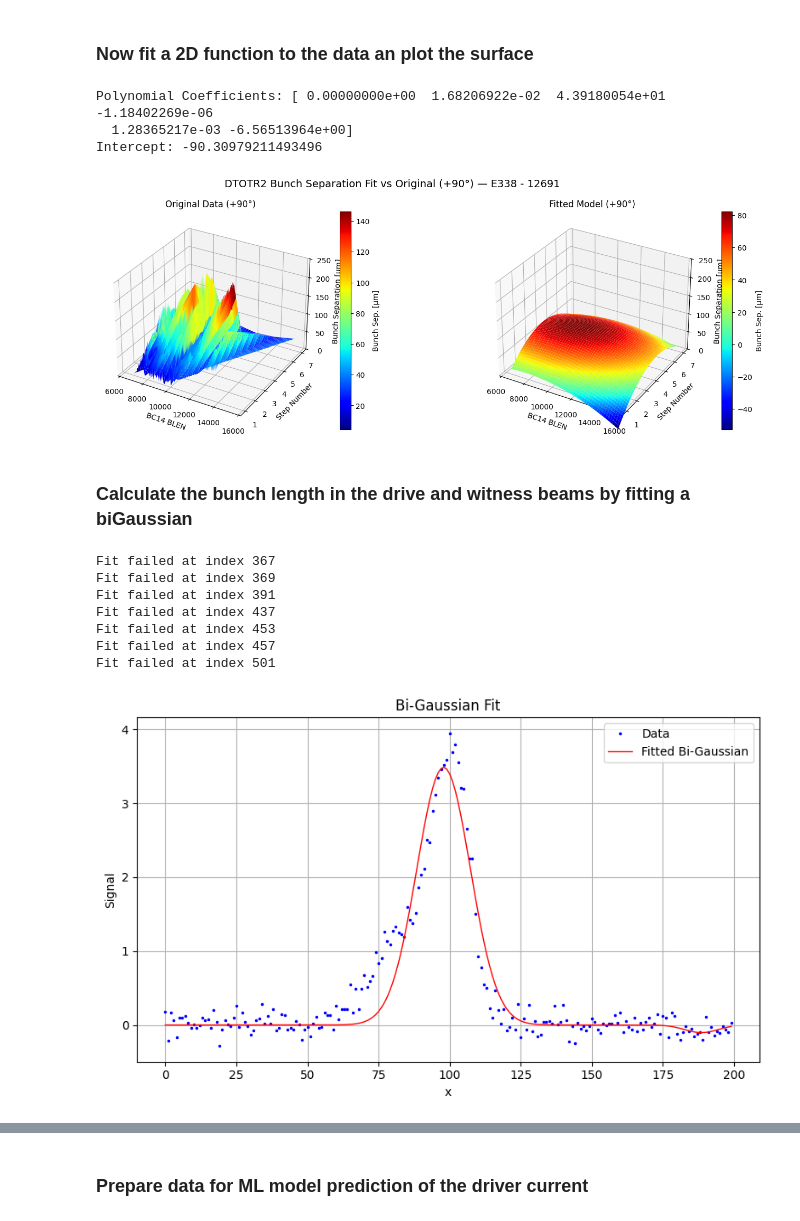
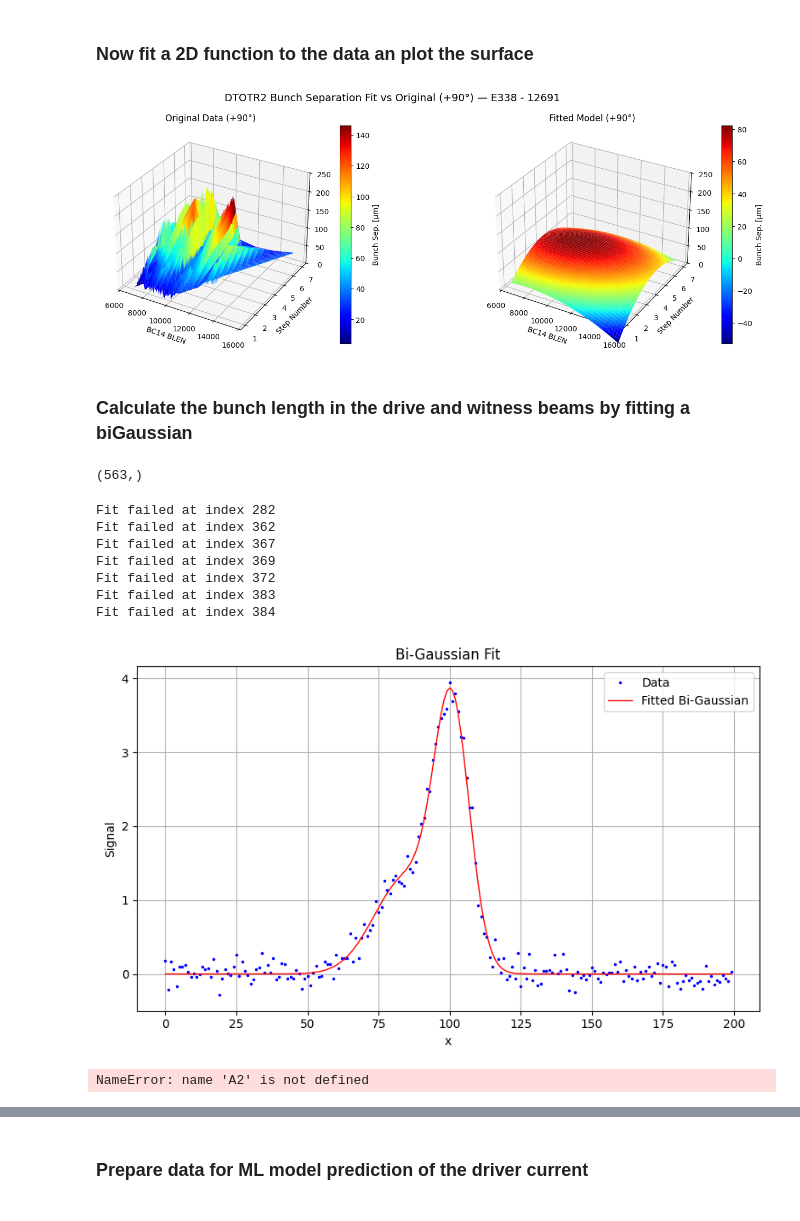
Before and after one commit to truewis/FACET-II-ML-diag, a Jupyter notebook: xtcav_analysis_E338_12691.ipynb, the cells around one changed output, grey strips where cells are left out. Cells and saved outputs as stored; diff of their text form; code cells hidden in the pictures.

```diff
--- a/xtcav_analysis_E338_12691.ipynb
+++ b/xtcav_analysis_E338_12691.ipynb
@@ -28,7 +28,7 @@ SYAG_cal = 64.4e9
 ### Load dataset
 # %%
 # Loads dataset
-dataloc = './' + experiment + '/' + experiment + '_' + runname + '/' + experiment + '_'  +runname + '.mat'
+dataloc = './data/' + experiment + '/' + experiment + '_' + runname + '/' + experiment + '_'  +runname + '.mat'
 mat = loadmat(dataloc,struct_as_record=False, squeeze_me=True)
 data_struct = mat['data_struct']
 # %%
@@ -50,13 +50,14 @@ for a in range(len(stepsAll)):
     if not match:
         raise ValueError(f"Path format invalid or not matched: {raw_path}")
 
-    DTOTR2datalocation = './E338/' + match.group(0)
+    DTOTR2datalocation = './data/E338/' + match.group(0)
 
     with h5py.File(DTOTR2datalocation, 'r') as f:
         data_raw = f['entry']['data']['data'][:].astype(np.float64)  # shape: (N, H, W)
     # Transpose to shape: (H, W, N)
     data_transposed = np.transpose(data_raw, (2, 1, 0))
 
+    xtcavImages = data_transposed - data_struct.backgrounds.DTOTR2[:,:,np.newaxis].astype(np.float64)
     if DTOTR2data is None:
         DTOTR2data = data_transposed
     else:
@@ -221,8 +220,8 @@ def cropProfmonImg(img, xrange, yrange, plot_flag=False):
     return cropped_img, error_flag
 # %%
 # Find the first shot where tcav is at -90, 0 and +90 deg
-near_minus_90_idx = np.where((xtcavPhase >= -90.55) & (xtcavPhase <= -89.55))[0][0]
-near_plus_90_idx = np.where((xtcavPhase >= 89.55) & (xtcavPhase <= 90.55))[0][0]
+near_minus_90_idx = np.where((xtcavPhase >= -90.55) & (xtcavPhase <= -89.55))[0][1]
+near_plus_90_idx = np.where((xtcavPhase >= 89.55) & (xtcavPhase <= 90.55))[0][1]
 zero_idx = np.where(xtcavPhase == 0)[0][1]
 
 sample_image_indices = [near_minus_90_idx, zero_idx, near_plus_90_idx]
@@ -785,21 +784,15 @@ XY = np.column_stack((X, Y))
 from sklearn.preprocessing import PolynomialFeatures
 from sklearn.linear_model import LinearRegression
 from scipy.interpolate import griddata
+from sklearn.pipeline import make_pipeline
 
-poly = PolynomialFeatures(degree=2)
-XY_poly = poly.fit_transform(XY)
+fit_deg = 2
 
-fit_model = LinearRegression()
-fit_model.fit(XY_poly, Z)
-
-Z_fit = fit_model.predict(XY_poly)
+model = make_pipeline(PolynomialFeatures(fit_deg), LinearRegression())
+model.fit(XY, Z)
 
 print("Polynomial Coefficients:", fit_model.coef_)
 print("Intercept:", fit_model.intercept_)
-# %% [output]
-Polynomial Coefficients: [ 0.00000000e+00  1.68206922e-02  4.39180054e+01 -1.18402269e-06
-  1.28365217e-03 -6.56513964e+00]
-Intercept: -90.30979211493496
 # %%
 # Create a grid for plotting
 N = 200
@@ -807,10 +800,9 @@ x = np.linspace(np.min(X), np.max(X), N)
 y = np.linspace(np.min(Y), np.max(Y), N)
 Xi, Yi = np.meshgrid(x, y)
 
-# Evaluate the fitted model on the grid
-XYi_poly = poly.transform(np.column_stack((Xi.ravel(), Yi.ravel())))
-Zi_fit = model.predict(XYi_poly).reshape(Xi.shape)
-
+# Evaluate the model on a grid
+grid_points = np.vstack((Xi.ravel(), Yi.ravel())).T
+Zi_fit = model.predict(grid_points).reshape(Xi.shape)
 # Interpolate original Z data onto the grid
 Zi_data = griddata((X, Y), Z, (Xi, Yi), method='linear')
 
@@ -823,7 +815,6 @@ surf1 = ax1.plot_surface(Xi, Yi, Zi_data, cmap='jet', edgecolor='none')
 ax1.set_title('Original Data (+90°)')
 ax1.set_xlabel('BC14 BLEN')
 ax1.set_ylabel('Step Number')
-ax1.set_zlabel('Bunch Separation [μm]')
 fig.colorbar(surf1, ax=ax1, label='Bunch Sep. [μm]')
 ax1.set_zlim(0, 250)
 
@@ -833,7 +824,6 @@ surf2 = ax2.plot_surface(Xi, Yi, Zi_fit, cmap='jet', edgecolor='none')
 ax2.set_title('Fitted Model (+90°)')
 ax2.set_xlabel('BC14 BLEN')
 ax2.set_ylabel('Step Number')
-ax2.set_zlabel('Bunch Separation [μm]')
 fig.colorbar(surf2, ax=ax2, label='Bunch Sep. [μm]')
 ax2.set_zlim(0, 250)
 
@@ -841,14 +831,17 @@ plt.suptitle(f'DTOTR2 Bunch Separation Fit vs Original (+90°) — {experiment}
 plt.tight_layout()
 plt.show()
 # %% [output]
-[figure, old version]
+[figure, new version]
 # %% [markdown]
 ### Calculate the bunch length in the drive and witness beams by fitting a biGaussian
 # %%
 from scipy.optimize import curve_fit
+# %%
+currentProfile_minus_90[:,ij]
+# %% [output]
+(563,)
 # %%
 # fit bi-Gaussian to -90 deg
-y = currentProfile_minus_90[0,:]
 
 # Define the bi-Gaussian function
 def bi_gaussian(x, A1, mu1, sigma1, A2, mu2, sigma2):
@@ -866,7 +859,7 @@ for ij in range(len(minus_90_idx)):
     x = np.arange(len(y))
 
     # Initial guess: [A1, mu1, sigma1, A2, mu2, sigma2]
-    initial_guess = [np.max(y), 150, 4, np.max(y)*0.1, 100 + ij * 0.15, 4]
+    initial_guess = [np.max(y), 100, 4, np.max(y)*0.1, 50 + ij * 0.05, 4]
 
     try:
         popt, pcov = curve_fit(bi_gaussian, x, y, p0=initial_guess, maxfev=5000)
@@ -892,38 +885,42 @@ for ij in range(len(minus_90_idx)):
     SSR = np.sum((y - y_fit)**2)
     R_squared.append(1 - SSR / SST)
 
 # Convert results to arrays
 mean1 = np.array(mean1)
 mean2 = np.array(mean2)
 sigma1 = np.array(sigma1)
 sigma2 = np.array(sigma2)
 R_squared = np.array(R_squared)
 
 # Plot the sigma of the drive and witness
 # Plot the data and the fit
 zvar = tvar * 3e8 * 1e6  # in microns
 sigmadrive_minus90 = sigma1 * abs(zvar[1] - zvar[0])
 sigmawit_minus90 = sigma2 * abs(zvar[1] - zvar[0])
 
 # Plot a single fit (last one by default)
 plt.figure(figsize=(8, 5))
 plt.plot(x, y, 'b.', label='Data', ms = 3)
 plt.plot(x, bi_gaussian(x, *popt), 'r-', label='Fitted Bi-Gaussian', linewidth = 1)
 plt.xlabel('x')
 plt.ylabel('Signal')
 plt.title('Bi-Gaussian Fit')
 plt.legend()
 plt.grid(True)
 plt.tight_layout()
 plt.show()
 # %% [output]
+Fit failed at index 282
+Fit failed at index 362
 Fit failed at index 367
 Fit failed at index 369
-Fit failed at index 391
-Fit failed at index 437
-Fit failed at index 453
-Fit failed at index 457
-Fit failed at index 501
+Fit failed at index 372
+Fit failed at index 383
+Fit failed at index 384
-[figure, old version]
+[figure, new version]
+# %%
+A2
+# %% [output]
+NameError: name 'A2' is not defined
 # %%
 # fit bi-Gaussian to +90 deg
```
Also changed, not shown: parts of 10 cells of this notebook, 20 other files.
